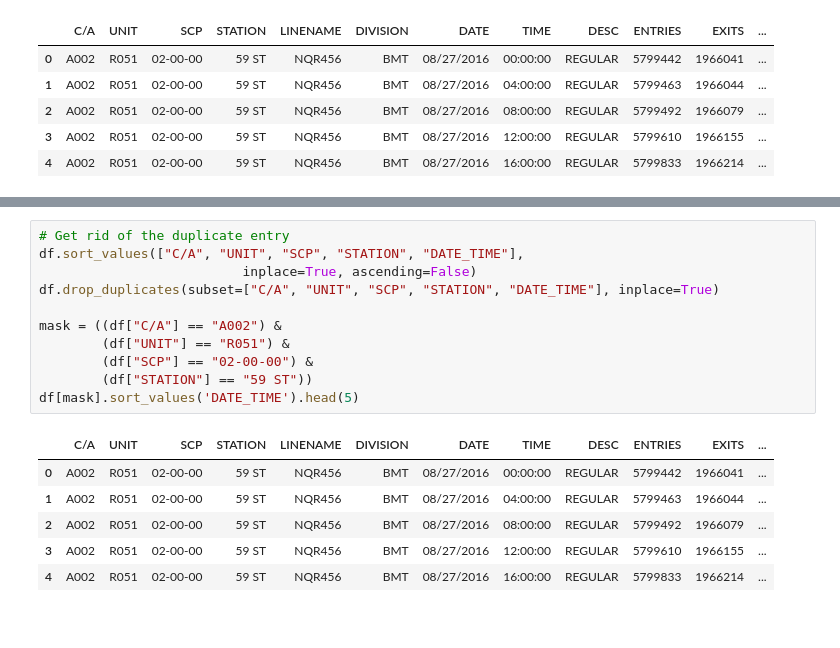
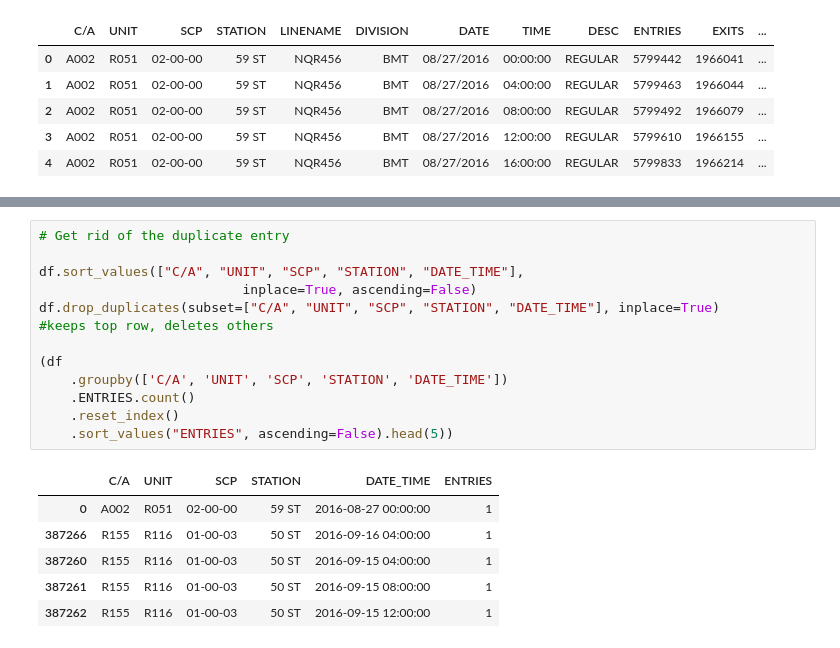
Before and after one commit to weizhao-BME/metis-project1, a Jupyter notebook: fresh_start.ipynb, the cells around one changed output, grey strips where cells are left out. Cells and saved outputs as stored; diff of their text form.

```diff
--- a/fresh_start.ipynb
+++ b/fresh_start.ipynb
@@ -84,19 +124,21 @@ df[mask].sort_values('DATE_TIME').head(5)
 # %%
 # Get rid of the duplicate entry
+
 df.sort_values(["C/A", "UNIT", "SCP", "STATION", "DATE_TIME"],
                           inplace=True, ascending=False)
 df.drop_duplicates(subset=["C/A", "UNIT", "SCP", "STATION", "DATE_TIME"], inplace=True)
+#keeps top row, deletes others
 
-mask = ((df["C/A"] == "A002") &
-        (df["UNIT"] == "R051") &
-        (df["SCP"] == "02-00-00") &
-        (df["STATION"] == "59 ST"))
-df[mask].sort_values('DATE_TIME').head(5)
+(df
+    .groupby(['C/A', 'UNIT', 'SCP', 'STATION', 'DATE_TIME'])
+    .ENTRIES.count()
+    .reset_index()
+    .sort_values("ENTRIES", ascending=False).head(5))
 # %% [output]
-|  | C/A | UNIT | SCP | STATION | LINENAME | DIVISION | DATE | TIME | DESC | ENTRIES | EXITS | ... |
-| 0 | A002 | R051 | 02-00-00 | 59 ST | NQR456 | BMT | 08/27/2016 | 00:00:00 | REGULAR | 5799442 | 1966041 | ... |
-| 1 | A002 | R051 | 02-00-00 | 59 ST | NQR456 | BMT | 08/27/2016 | 04:00:00 | REGULAR | 5799463 | 1966044 | ... |
-| 2 | A002 | R051 | 02-00-00 | 59 ST | NQR456 | BMT | 08/27/2016 | 08:00:00 | REGULAR | 5799492 | 1966079 | ... |
-| 3 | A002 | R051 | 02-00-00 | 59 ST | NQR456 | BMT | 08/27/2016 | 12:00:00 | REGULAR | 5799610 | 1966155 | ... |
-| 4 | A002 | R051 | 02-00-00 | 59 ST | NQR456 | BMT | 08/27/2016 | 16:00:00 | REGULAR | 5799833 | 1966214 | ... |
+|  | C/A | UNIT | SCP | STATION | DATE_TIME | ENTRIES |
+| 0 | A002 | R051 | 02-00-00 | 59 ST | 2016-08-27 00:00:00 | 1 |
+| 387266 | R155 | R116 | 01-00-03 | 50 ST | 2016-09-16 04:00:00 | 1 |
+| 387260 | R155 | R116 | 01-00-03 | 50 ST | 2016-09-15 04:00:00 | 1 |
+| 387261 | R155 | R116 | 01-00-03 | 50 ST | 2016-09-15 08:00:00 | 1 |
+| 387262 | R155 | R116 | 01-00-03 | 50 ST | 2016-09-15 12:00:00 | 1 |
 # %%
```
Also changed, not shown: parts of 11 cells of this notebook.
